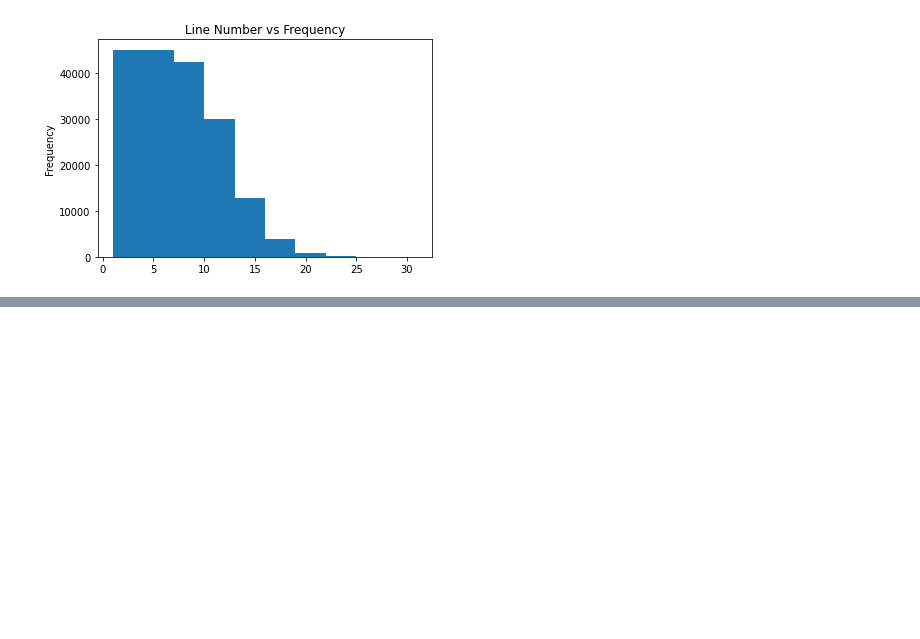
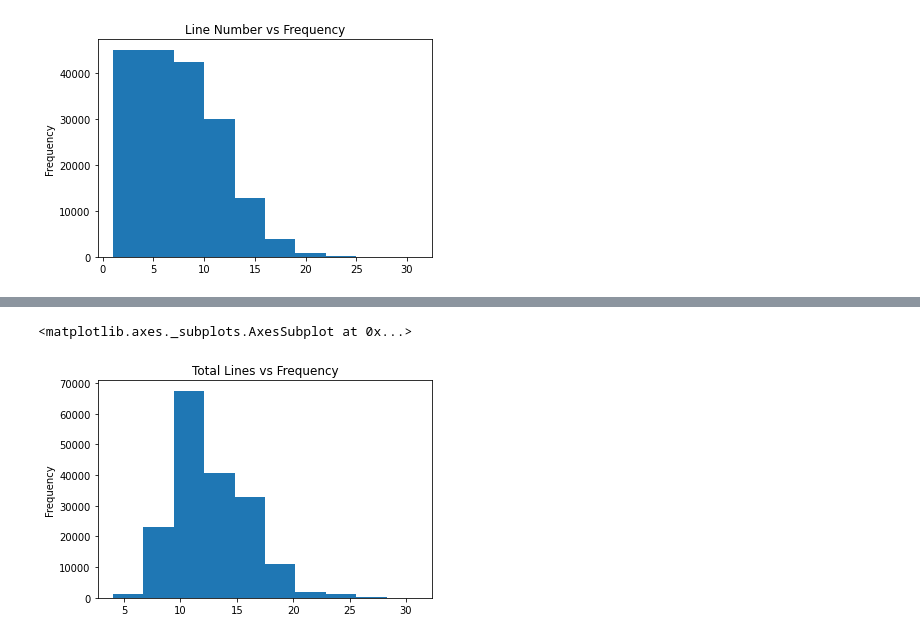
Before and after one commit to terrysu64/Machine-Learning-and-Data-Science-Projects, a Jupyter notebook: abstract_classifier.ipynb, the cells around one changed output, grey strips where cells are left out. Drawn from its saved outputs; the diff is of its cells as text; code cells hidden in the pictures; blank space fills up the shorter version.

```diff
--- a/abstract_classifier.ipynb
+++ b/abstract_classifier.ipynb
@@ -889,0 +907,5 @@ array([[0, 1],
+# %%
+train_df["total_lines"].plot.hist(title="Total Lines vs Frequency")
+# %% [output]
+<matplotlib.axes._subplots.AxesSubplot at 0x...>
+[figure, added]
```
Also changed, not shown: parts of 27 cells of this notebook.
